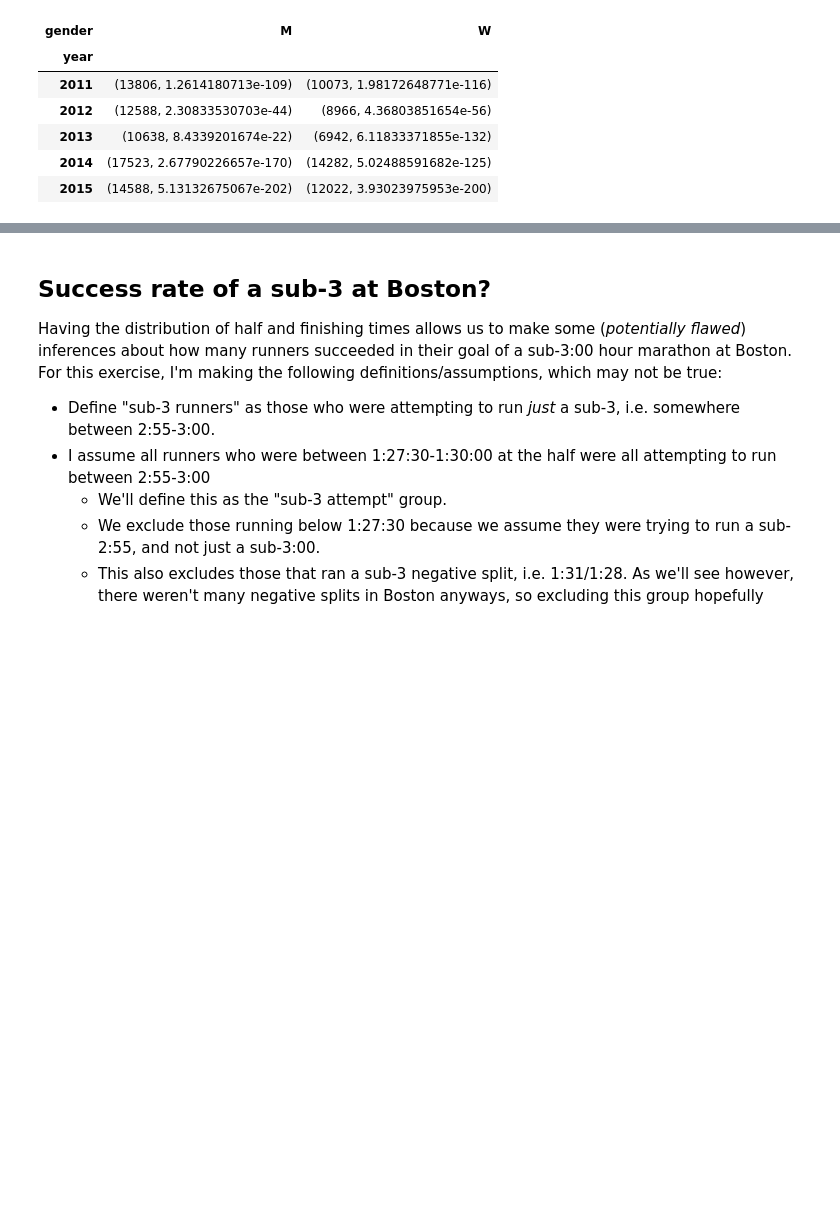
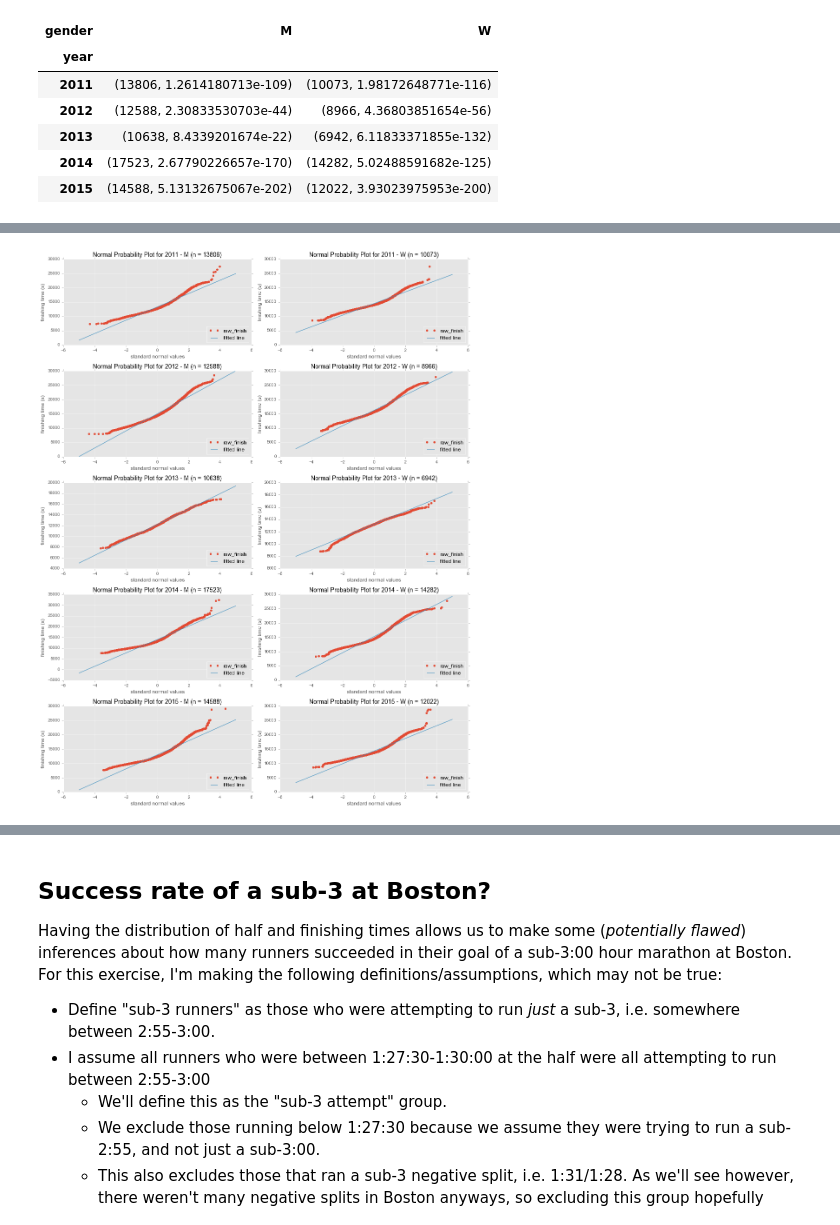
Before and after one commit to pchng/boston-marathon-2011-2015, a Jupyter notebook: Boston Marathon 2011-2015 Results Analysis.ipynb, the cells around one changed output, grey strips where cells are left out. Drawn from its saved outputs; the diff is of its cells as text; code cells hidden in the pictures; blank space fills up the shorter version.

```diff
--- a/Boston Marathon 2011-2015 Results Analysis.ipynb
+++ b/Boston Marathon 2011-2015 Results Analysis.ipynb
@@ -537,0 +614,30 @@ I don't know exactly why my result differ so much from [*El Helou et al.*](http:
+# %%
+# TODO: PC: Worthwhile to do a Q-Q plot against a lognormal distribution?
+# NOTE: These plots are non-deterministic because of the "approximation" we're using instead of rankits.
+def plot_q_q_normal(sub_group, title, ax):
+    #fig, ax = pyplot.subplots()
+    # Drawn from the standard normal distribution.
+    normal_samples = sorted(np.random.normal(loc=0.0, scale=1.0, size=len(sub_group)))
+
+    # Plot fitted line, y = ax + b = (standard deviation of dataset) * x + (mean of dataset)
+    fit_x = np.linspace(start=-5, stop=5, num=len(sub_group))
+    fit_y = fit_x * sub_group.raw_finish.std() + sub_group.raw_finish.mean()
+
+    ax.plot(normal_samples, sub_group.raw_finish.sort_values(), 'o', markersize=5, mew=0)
+    ax.plot(fit_x, fit_y, '-', label='fitted line')
+    ax.set_title(title, size=14)
+    ax.set_xlabel('standard normal values')
+    ax.set_ylabel('finishing time (s)')
+    ax.legend(loc=4)
+
+results_year_gender_groupby, groupby_keys = sorted_sub_groups(results, ['year', 'gender'])
+fig, axes = pyplot.subplots(nrows=len(results.year.unique()), ncols=len(results.gender.unique()), figsize=(14, 18))
+i = 0
+for year, gender in groupby_keys:
+    sub_group = results_year_gender_groupby.get_group((year, gender))
+    plot_q_q_normal(sub_group, title='Normal Probability Plot for {} - {} (n = {})'.format(year, gender, len(sub_group)),
+                   ax=axes[i/2, i%2])
+    i += 1
+pyplot.tight_layout() # pyplot auto-layout
+# %% [output]
+[figure, added]
```
Also changed, not shown: parts of 13 cells of this notebook.
